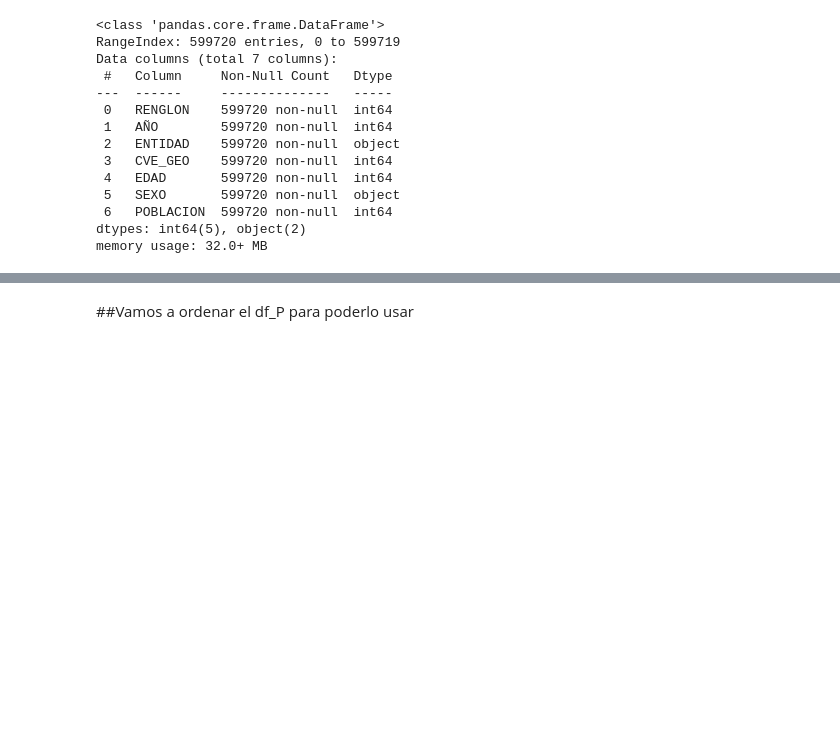
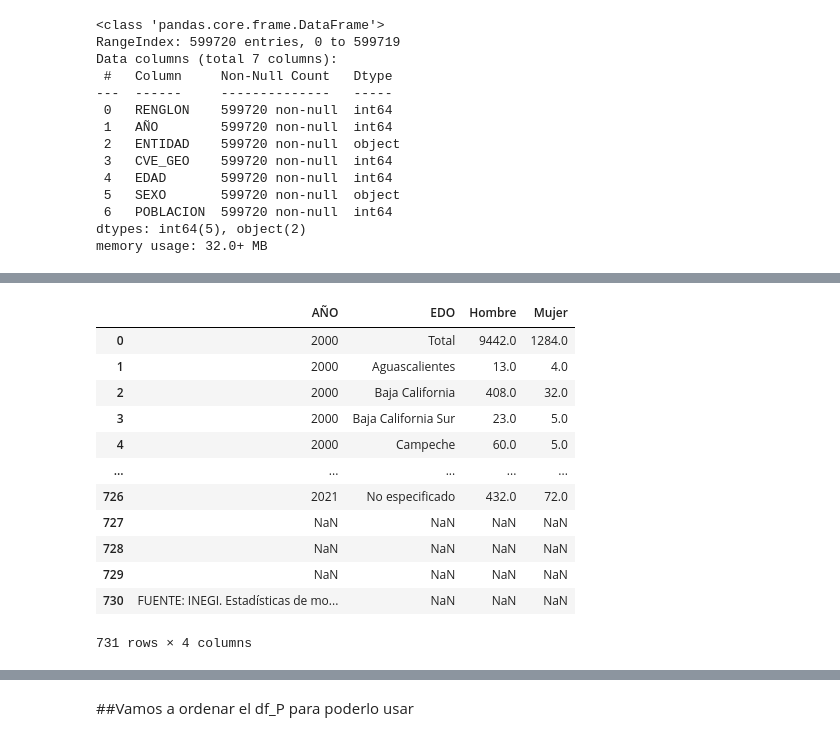
Before and after one commit to FreMeli/ASE_1, a Jupyter notebook: EDO_SEXO_LIMPIO.ipynb, the cells around one changed output, grey strips where cells are left out. Cells and saved outputs as stored; diff of their text form; code cells hidden in the pictures; blank space fills up the shorter version.

```diff
--- a/EDO_SEXO_LIMPIO.ipynb
+++ b/EDO_SEXO_LIMPIO.ipynb
@@ -66,0 +88,18 @@ df.head(10) #Para ver las primeras 10 filas
+# %%
+df_homicidios=df_Homicidios.copy()
+df_homicidios.drop(columns=['Total'], inplace=True, axis=1)
+df_homicidios
+# %% [output]
+|  | AÑO | EDO | Hombre | Mujer |
+| 0 | 2000 | Total | 9442.0 | 1284.0 |
+| 1 | 2000 | Aguascalientes | 13.0 | 4.0 |
+| 2 | 2000 | Baja California | 408.0 | 32.0 |
+| 3 | 2000 | Baja California Sur | 23.0 | 5.0 |
+| 4 | 2000 | Campeche | 60.0 | 5.0 |
+| ... | ... | ... | ... | ... |
+| 726 | 2021 | No especificado | 432.0 | 72.0 |
+| 727 | NaN | NaN | NaN | NaN |
+| 728 | NaN | NaN | NaN | NaN |
+| 729 | NaN | NaN | NaN | NaN |
+| 730 | FUENTE: INEGI. Estadísticas de mo... | NaN | NaN | NaN |
+731 rows × 4 columns
```
Also changed, not shown: parts of 17 cells of this notebook.
